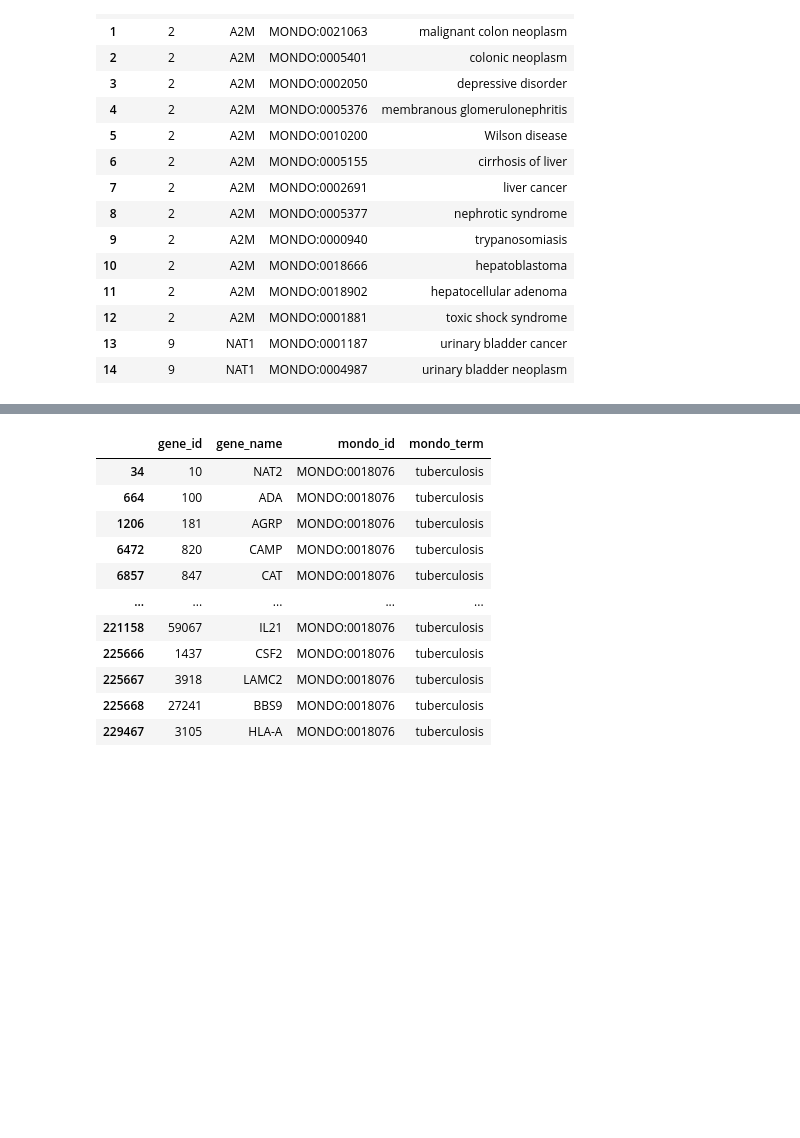
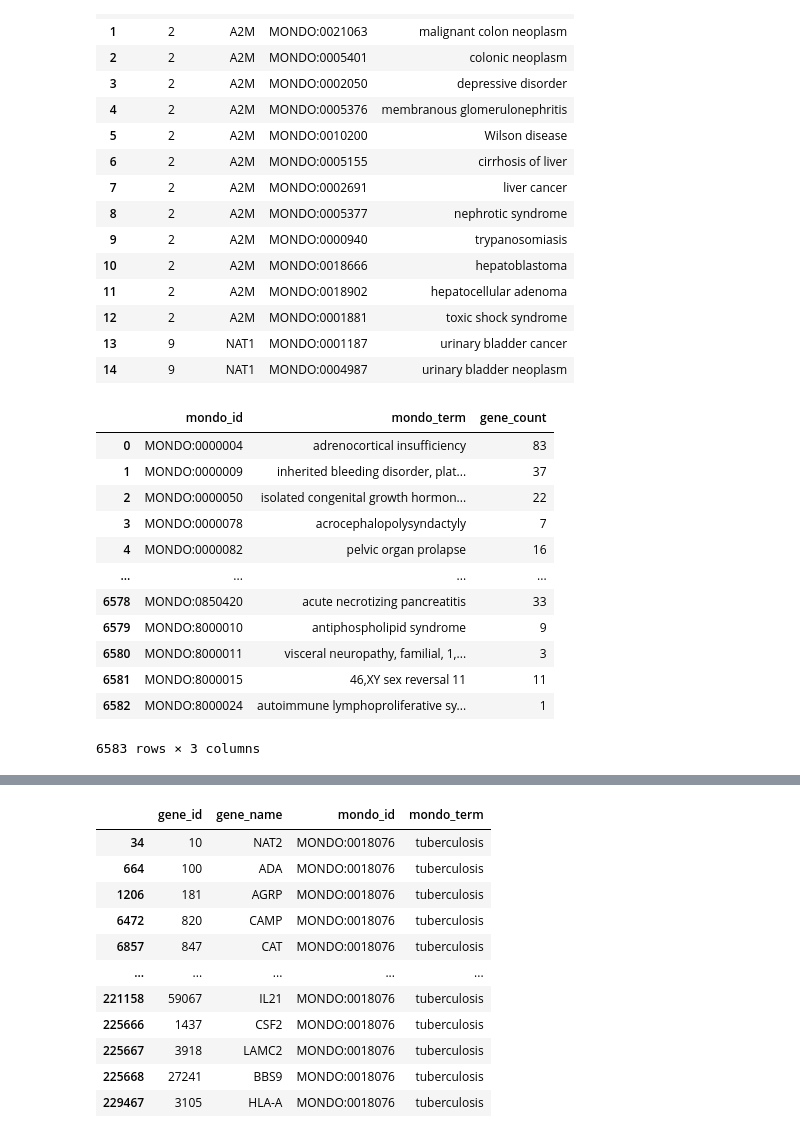
Before and after one commit to kay15vl/ReDrugGraph, a Jupyter notebook: scripts/gnn_implementation.ipynb, the cells around one changed output, grey strips where cells are left out. Saved outputs shown, nothing was run; the diff lists cells and outputs as text; code cells hidden in the pictures; blank space fills up the shorter version.

```diff
--- a/scripts/gnn_implementation.ipynb
+++ b/scripts/gnn_implementation.ipynb
@@ -74,3 +60,24 @@ disgenet_raw.head(15)
 | 12 | 2 | A2M | MONDO:0001881 | toxic shock syndrome |
 | 13 | 9 | NAT1 | MONDO:0001187 | urinary bladder cancer |
 | 14 | 9 | NAT1 | MONDO:0004987 | urinary bladder neoplasm |
+# %%
+# need to get rid of broader disease terms like respiratory disease, human disease, genetic diseases etc
+# Count unique gene IDs for each MONDO term
+gene_counts = disgenet_raw.groupby(['mondo_id', 'mondo_term'])['gene_id'].nunique().reset_index()
+gene_count_df = gene_counts.rename(columns={'gene_id': 'gene_count'})
+
+gene_count_df
+# %% [output]
+|  | mondo_id | mondo_term | gene_count |
+| 0 | MONDO:0000004 | adrenocortical insufficiency | 83 |
+| 1 | MONDO:0000009 | inherited bleeding disorder, plat... | 37 |
+| 2 | MONDO:0000050 | isolated congenital growth hormon... | 22 |
+| 3 | MONDO:0000078 | acrocephalopolysyndactyly | 7 |
+| 4 | MONDO:0000082 | pelvic organ prolapse | 16 |
+| ... | ... | ... | ... |
+| 6578 | MONDO:0850420 | acute necrotizing pancreatitis | 33 |
+| 6579 | MONDO:8000010 | antiphospholipid syndrome | 9 |
+| 6580 | MONDO:8000011 | visceral neuropathy, familial, 1,... | 3 |
+| 6581 | MONDO:8000015 | 46,XY sex reversal 11 | 11 |
+| 6582 | MONDO:8000024 | autoimmune lymphoproliferative sy... | 1 |
+6583 rows × 3 columns
```
Also changed, not shown: parts of 18 cells of this notebook.
